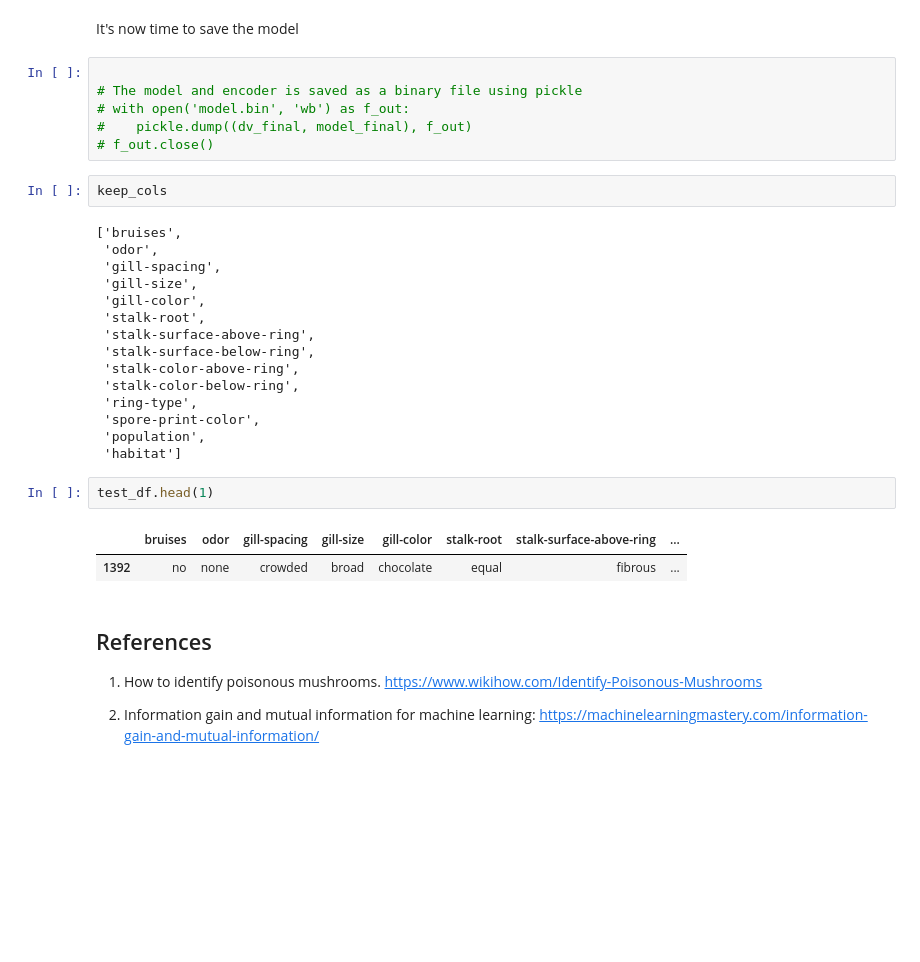
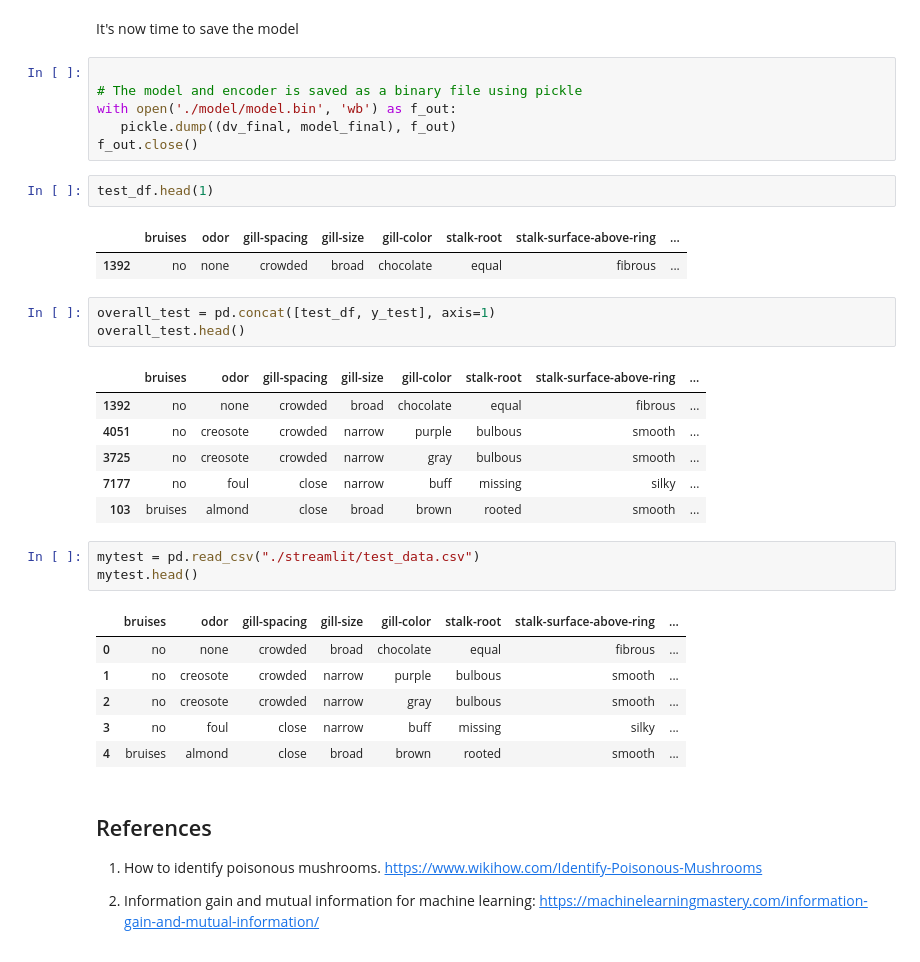
Before and after one commit to Emekadavid/mushroom-classification, a Jupyter notebook: notebook.ipynb, the cells around one changed output. Saved outputs shown, nothing was run; the diff lists cells and outputs as text; blank space fills up the shorter version.

Commit message:
streamlit app finished

```diff
--- a/notebook.ipynb
+++ b/notebook.ipynb
@@ -567,31 +567,34 @@ It's now time to save the model
 # %%
 
 # The model and encoder is saved as a binary file using pickle
-# with open('model.bin', 'wb') as f_out:
-#    pickle.dump((dv_final, model_final), f_out)
-# f_out.close()
+with open('./model/model.bin', 'wb') as f_out:
+   pickle.dump((dv_final, model_final), f_out)
+f_out.close()
-# %%
-keep_cols
-# %% [output]
-['bruises',
- 'odor',
- 'gill-spacing',
- 'gill-size',
- 'gill-color',
- 'stalk-root',
- 'stalk-surface-above-ring',
- 'stalk-surface-below-ring',
- 'stalk-color-above-ring',
- 'stalk-color-below-ring',
- 'ring-type',
- 'spore-print-color',
- 'population',
- 'habitat']
 # %%
 test_df.head(1)
 # %% [output]
 |  | bruises | odor | gill-spacing | gill-size | gill-color | stalk-root | stalk-surface-above-ring | ... |
 | 1392 | no | none | crowded | broad | chocolate | equal | fibrous | ... |
+# %%
+overall_test = pd.concat([test_df, y_test], axis=1)
+overall_test.head()
+# %% [output]
+|  | bruises | odor | gill-spacing | gill-size | gill-color | stalk-root | stalk-surface-above-ring | ... |
+| 1392 | no | none | crowded | broad | chocolate | equal | fibrous | ... |
+| 4051 | no | creosote | crowded | narrow | purple | bulbous | smooth | ... |
+| 3725 | no | creosote | crowded | narrow | gray | bulbous | smooth | ... |
+| 7177 | no | foul | close | narrow | buff | missing | silky | ... |
+| 103 | bruises | almond | close | broad | brown | rooted | smooth | ... |
+# %%
+mytest = pd.read_csv("./streamlit/test_data.csv")
+mytest.head()
+# %% [output]
+|  | bruises | odor | gill-spacing | gill-size | gill-color | stalk-root | stalk-surface-above-ring | ... |
+| 0 | no | none | crowded | broad | chocolate | equal | fibrous | ... |
+| 1 | no | creosote | crowded | narrow | purple | bulbous | smooth | ... |
+| 2 | no | creosote | crowded | narrow | gray | bulbous | smooth | ... |
+| 3 | no | foul | close | narrow | buff | missing | silky | ... |
+| 4 | bruises | almond | close | broad | brown | rooted | smooth | ... |
 # %% [markdown]
 ## References
 
```
Also changed, not shown: parts of 1 cell of this notebook, 4 other files.
